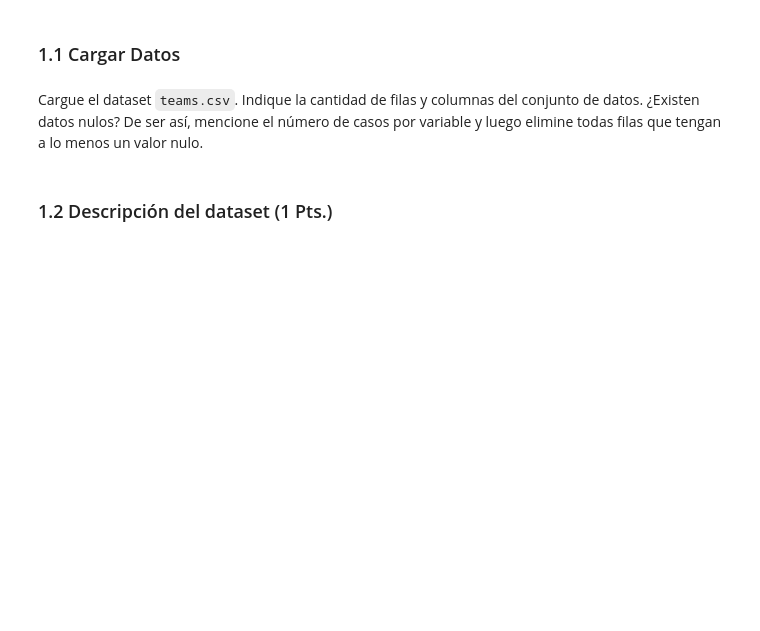
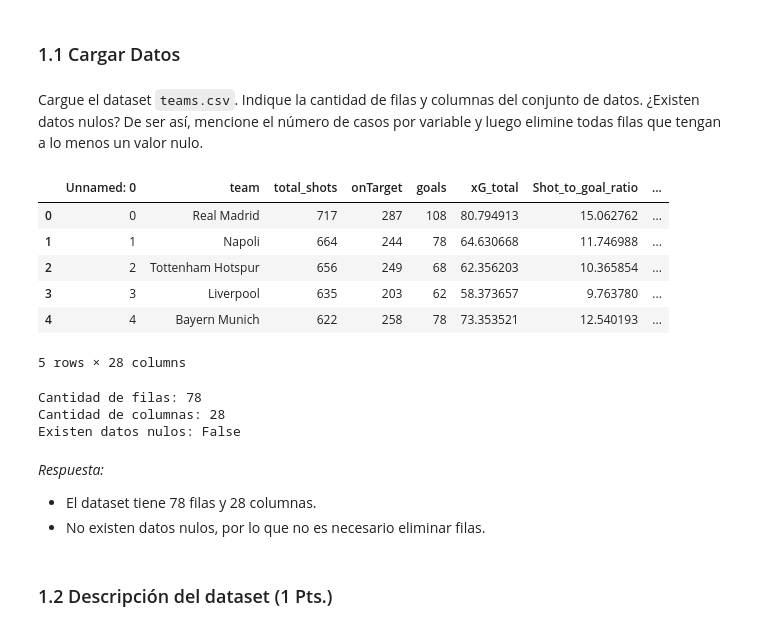
Before and after one commit to VicenteLavagnino/IIC2433, a Jupyter notebook: Tareas/T4/T4_IIC2433.ipynb, the cells around one changed output. Drawn from its saved outputs; the diff is of its cells as text; code cells hidden in the pictures; blank space fills up the shorter version.

```diff
--- a/Tareas/T4/T4_IIC2433.ipynb
+++ b/Tareas/T4/T4_IIC2433.ipynb
@@ -68,6 +87,35 @@ Un empresario multimillonario acaba de comprar un club de fútbol de las 5 mejor
 ### 1.1 Cargar Datos
 # %% [markdown]
 Cargue el dataset `teams.csv`. Indique la cantidad de filas y columnas del conjunto de datos. ¿Existen datos nulos? De ser así, mencione el número de casos por variable y luego elimine todas filas que tengan a lo menos un valor nulo.
+# %%
+# Cargamos el dataset
+teams = pd.read_csv("teams.csv")
+teams.head()
+# %% [output]
+|  | Unnamed: 0 | team | total_shots | onTarget | goals | xG_total | Shot_to_goal_ratio | ... |
+| 0 | 0 | Real Madrid | 717 | 287 | 108 | 80.794913 | 15.062762 | ... |
+| 1 | 1 | Napoli | 664 | 244 | 78 | 64.630668 | 11.746988 | ... |
+| 2 | 2 | Tottenham Hotspur | 656 | 249 | 68 | 62.356203 | 10.365854 | ... |
+| 3 | 3 | Liverpool | 635 | 203 | 62 | 58.373657 | 9.763780 | ... |
+| 4 | 4 | Bayern Munich | 622 | 258 | 78 | 73.353521 | 12.540193 | ... |
+5 rows × 28 columns
+# %%
+print(f"Cantidad de filas: {teams.shape[0]}")
+print(f"Cantidad de columnas: {teams.shape[1]}")
+print(f"Existen datos nulos: {teams.isnull().any().any()}")
+if teams.isnull().any().any():
+    print(f"Número de casos por variable:")
+    for column in teams.columns:
+        print(f"{column}: {teams[column].isnull().sum()}")
+# %% [output]
+Cantidad de filas: 78
+Cantidad de columnas: 28
+Existen datos nulos: False
+# %% [markdown]
+*Respuesta:*
+
+- El dataset tiene 78 filas y 28 columnas.
+- No existen datos nulos, por lo que no es necesario eliminar filas.
 # %% [markdown]
 ### 1.2 Descripción del dataset (1 Pts.)
 # %% [markdown]
```
Also changed, not shown: parts of 19 cells of this notebook, 1 other file.
